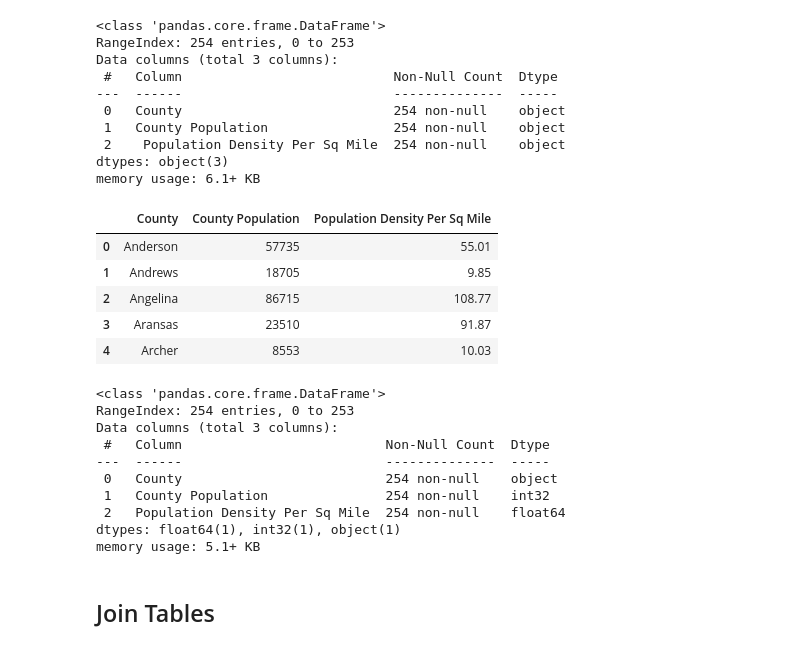
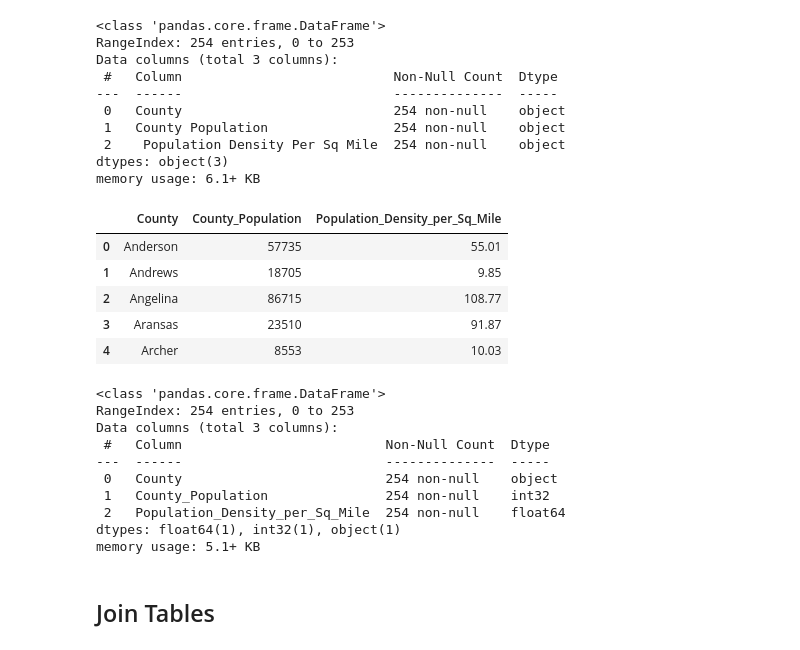
Before and after one commit to ellenrud84/Covid-19_HotSpot_Machine_Learning, a Jupyter notebook: Database_Files/Texas_demographics.ipynb, the cells around one changed output. Saved outputs shown, nothing was run; the diff lists cells and outputs as text; code cells hidden in the pictures.

```diff
--- a/Texas_demographics.ipynb
+++ b/Database_Files/Texas_demographics.ipynb
@@ -11,14 +15,14 @@ import numpy as np
 * Downloaded all Texas CSV files from https://imis.county.org/iMIS/CountyInformationProgram/QueriesCIP.aspx and placed in folder named 'Texas Only Demographics'
 # %%
 # Study data files
-rural_filepath = "Potential Data Sources/Rural_or_Urban_Designations/ruralurbancodes2013.csv"
-insurance_filepath = "Potential Data Sources/US Census-Health Insurance/sahie_2018.csv"
-age_filepath = "Potential Data Sources/Texas Only Demographics/Texas Age.csv"
-race_filepath = "Potential Data Sources/Texas Only Demographics/Texas Race.csv"
-poverty_filepath = "Potential Data Sources/Texas Only Demographics/Texas Income_Poverty.csv"
-general_filepath = "Potential Data Sources/Texas Only Demographics/Texas General Information.csv"
-education_filepath = "Potential Data Sources/Texas Only Demographics/Texas Education_Unemployment.csv"
-population_filepath = "Potential Data Sources/Texas Only Demographics/Texas Population.csv"
+rural_filepath = "../Potential Data Sources/Rural_or_Urban_Designations/ruralurbancodes2013.csv"
+insurance_filepath = "../Potential Data Sources/US Census-Health Insurance/sahie_2018.csv"
+age_filepath = "../Potential Data Sources/Texas Only Demographics/Texas Age.csv"
+race_filepath = "../Potential Data Sources/Texas Only Demographics/Texas Race.csv"
+poverty_filepath = "../Potential Data Sources/Texas Only Demographics/Texas Income_Poverty.csv"
+general_filepath = "../Potential Data Sources/Texas Only Demographics/Texas General Information.csv"
+education_filepath = "../Potential Data Sources/Texas Only Demographics/Texas Education_Unemployment.csv"
+population_filepath = "../Potential Data Sources/Texas Only Demographics/Texas Population.csv"
 # %%
 # Read the data into Pandas DataFrame
 rural_df = pd.read_csv(rural_filepath)
@@ -408,15 +445,16 @@ dtypes: object(3)
 memory usage: 6.1+ KB
 # %%
 # Rename the column headers
-newer_population_df = new_population_df.rename(columns={' Population Density Per Sq Mile': 'Population Density Per Sq Mile'})
+newer_population_df = new_population_df.rename(columns={'County Population':'County_Population',
+                                                        ' Population Density Per Sq Mile': 'Population_Density_per_Sq_Mile'})
 # %%
 # convert the 'County Population' and 'Population Density Per Sq Mile' column to int format
-newer_population_df['County Population'] = newer_population_df['County Population'].str.replace(',', '').astype(int)
-newer_population_df['Population Density Per Sq Mile'] = newer_population_df['Population Density Per Sq Mile'].str.replace(',', '').astype(float)
+newer_population_df['County_Population'] = newer_population_df['County_Population'].str.replace(',', '').astype(int)
+newer_population_df['Population_Density_per_Sq_Mile'] = newer_population_df['Population_Density_per_Sq_Mile'].str.replace(',', '').astype(float)
 
 newer_population_df.head()
 # %% [output]
-|  | County | County Population | Population Density Per Sq Mile |
+|  | County | County_Population | Population_Density_per_Sq_Mile |
 | 0 | Anderson | 57735 | 55.01 |
 | 1 | Andrews | 18705 | 9.85 |
 | 2 | Angelina | 86715 | 108.77 |
@@ -431,8 +469,8 @@ Data columns (total 3 columns):
  #   Column                          Non-Null Count  Dtype
 ---  ------                          --------------  -----
  0   County                          254 non-null    object
- 1   County Population               254 non-null    int32
- 2   Population Density Per Sq Mile  254 non-null    float64
+ 1   County_Population               254 non-null    int32
+ 2   Population_Density_per_Sq_Mile  254 non-null    float64
 dtypes: float64(1), int32(1), object(1)
 memory usage: 5.1+ KB
 # %% [markdown]
```
Also changed, not shown: parts of 26 cells of this notebook, 7 other files.
